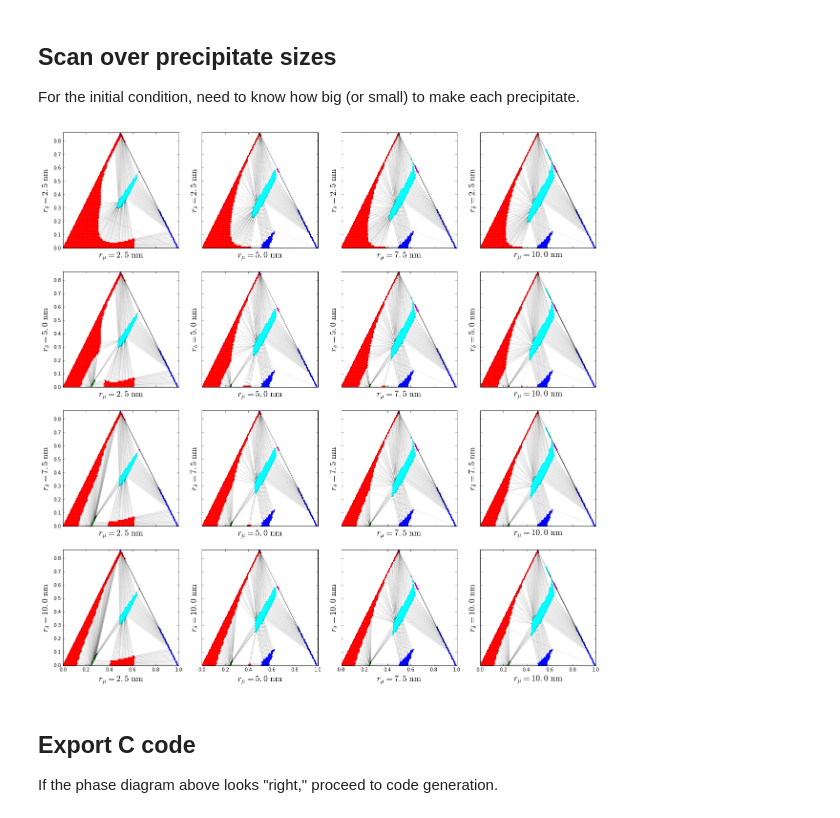
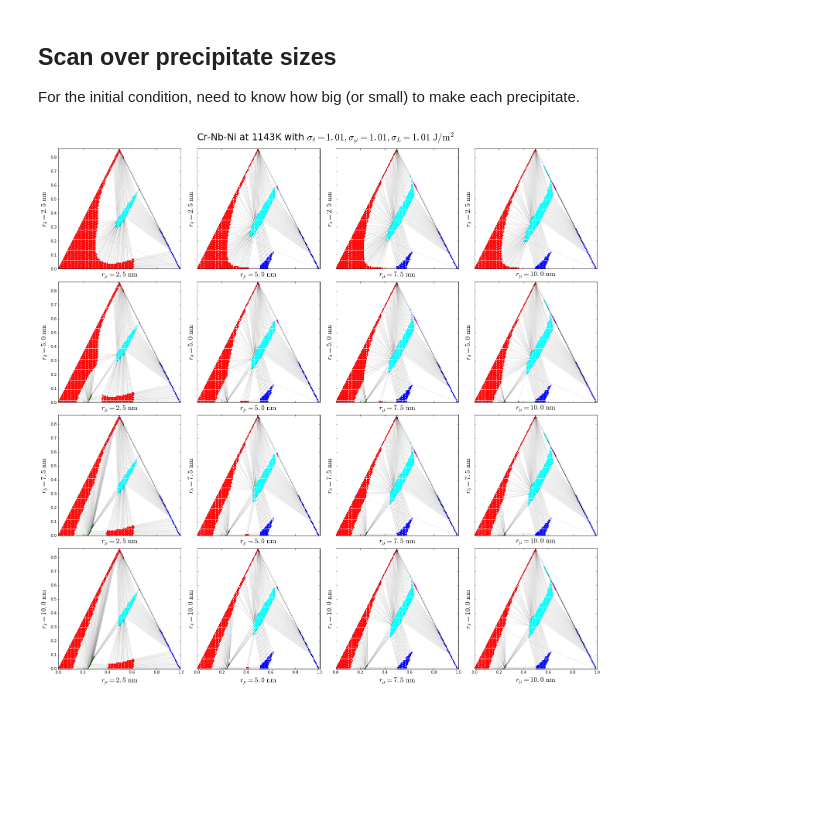
Before and after one commit to usnistgov/phasefield-precipitate-aging, a Jupyter notebook: CALPHAD_qhull.ipynb, the cells around one changed output. Cells and saved outputs as stored; diff of their text form; code cells hidden in the pictures; blank space fills up the shorter version.

```diff
--- a/CALPHAD_qhull.ipynb
+++ b/CALPHAD_qhull.ipynb
@@ -379,5 +379,3 @@ if __name__ == '__main__':
-# %%
-starttime = time.time()
 # %%
 # Prepare arrays for plotting
 X = [[],[],[],[], [], []]
@@ -416,3 +413,0 @@ plt.show()
-# %%
-runtime = time.time() - starttime
-print "%ih:%im:%is elapsed" % (int(runtime/3600), int(runtime/60)%60, int(runtime)%60)
@@ -549,6 +612,10 @@ For the initial condition, need to know how big (or small) to make each precipit
 density = 101
 lattice = 4
 r0 = 2.5e-9
+sigma = 1.01 # J/m^2
+sA = sigma
+sB = sigma
+sC = sigma
 
 def computeKernelLattice(n):
     a = n / density # index along x-axis
@@ -565,14 +632,17 @@ def computeKernelLattice(n):
         result[1] = xnb
         result[2] = xni
         result[3] = Gg(xcr,xnb,xni)
-        result[4] = Gd(xcr,xnb)     + 2.0 * Vm * sigma / rA
-        result[5] = Gu(xcr,xnb,xni) + 2.0 * Vm * sigma / rB
-        result[6] = Gh(xnb,xni)     + 2.0 * Vm * sigma / rB
-        result[7] = Gl(xnb,xni)     + 2.0 * Vm * sigma / rB
+        result[4] = Gd(xcr,xnb)     + 2.0 * Vm * sA / rA
+        result[5] = Gu(xcr,xnb,xni) + 2.0 * Vm * sB / rB
+        result[6] = Gh(xnb,xni)     + 2.0 * Vm * sC / rC
+        result[7] = Gl(xnb,xni)     + 2.0 * Vm * sC / rC
 
     return result
 
 fig, axs = plt.subplots(lattice, lattice, sharex=True, sharey=True, figsize=(pltsize, pltsize))
+fig.suptitle(r"Cr-Nb-Ni at %.0fK with $\sigma_\delta=%.2f, \sigma_\mu=%.2f, \sigma_L=%.2f\ \mathrm{J/m^2}$"%(temp,sA,sB,sC), fontsize=24)
+fig.tight_layout(pad=1.0, w_pad=2.5, h_pad=2.5)
+fig.subplots_adjust(top=0.95)
 
 bar = FloatProgress(min=0, max=lattice**2)
 display(bar)
@@ -581,7 +651,7 @@ for p in range(lattice):
     for q in range(lattice):
         rA = r0 * (p+1) # m
         rB = r0 * (q+1) # m
-        sigma = 1.01 # J/m^2
+        rC = rB         # m
 
         allCr = []
         allNb = []
@@ -606,36 +676,33 @@ for p in range(lattice):
         pool.join()
 
         points = np.array([allCr, allNb, allG]).T
 
         hull = ConvexHull(points)
 
         X = [[],[],[],[], [], []]
         Y = [[],[],[],[], [], []]
         tielines = []
 
         for simplex in hull.simplices:
             for i in simplex:
                 X[allID[i]].append(allNb[i])
                 Y[allID[i]].append(allCr[i])
                 for j in simplex:
                     if allID[i] != allID[j]:
                         tielines.append([[allNb[i], allNb[j]],
                                          [allCr[i], allCr[j]]])
 
         axs[p,q].set_xlim([0,1])
         axs[p,q].set_ylim([0,rt3by2])
-        axs[p,q].set_xlabel(r'$r_\mu=%.1f\ \mathrm{nm}$'%(2.5*(q+1)), fontsize=(18*4)/lattice)
-        axs[p,q].set_ylabel(r'$r_\delta=%.1f\ \mathrm{nm}$'%(2.5*(p+1)), fontsize=(18*4)/lattice)
+        axs[p,q].set_xlabel(r'$r_\mu=%.1f\ \mathrm{nm}$'%(2.5*(q+1)), fontsize=18)
+        axs[p,q].set_ylabel(r'$r_\delta=%.1f\ \mathrm{nm}$'%(2.5*(p+1)), fontsize=18)
         axs[p,q].plot(XS, YS, '-k', alpha=0.1)
         for tie in tielines:
             axs[p,q].plot(tie[0], tie[1], '-k', alpha=0.025)
         for i in range(len(labels)):
             axs[p,q].scatter(X[i], Y[i], color=colors[i], s=2.5)
         bar.value = (p*lattice) + q + 1
 
 plt.show()
 # %% [output]
-[figure, old version]
+[figure, new version]
-# %% [markdown]
-## Export C code
-If the phase diagram above looks "right," proceed to code generation.
```
Also changed, not shown: parts of 11 cells of this notebook.
